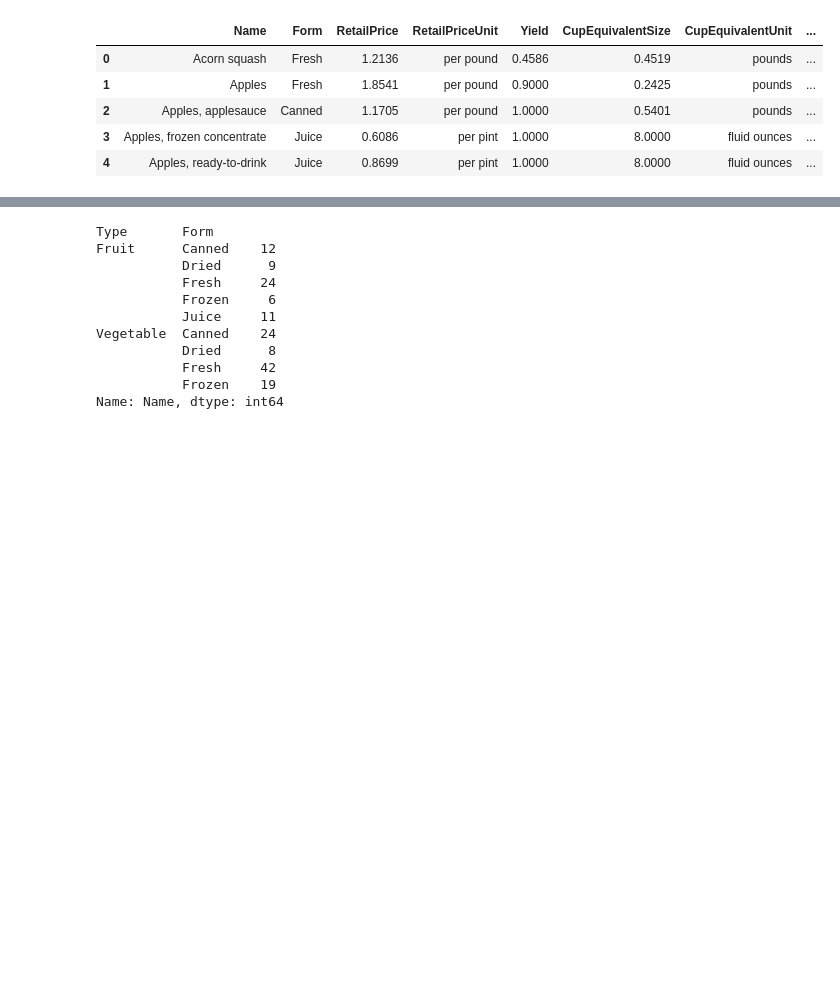
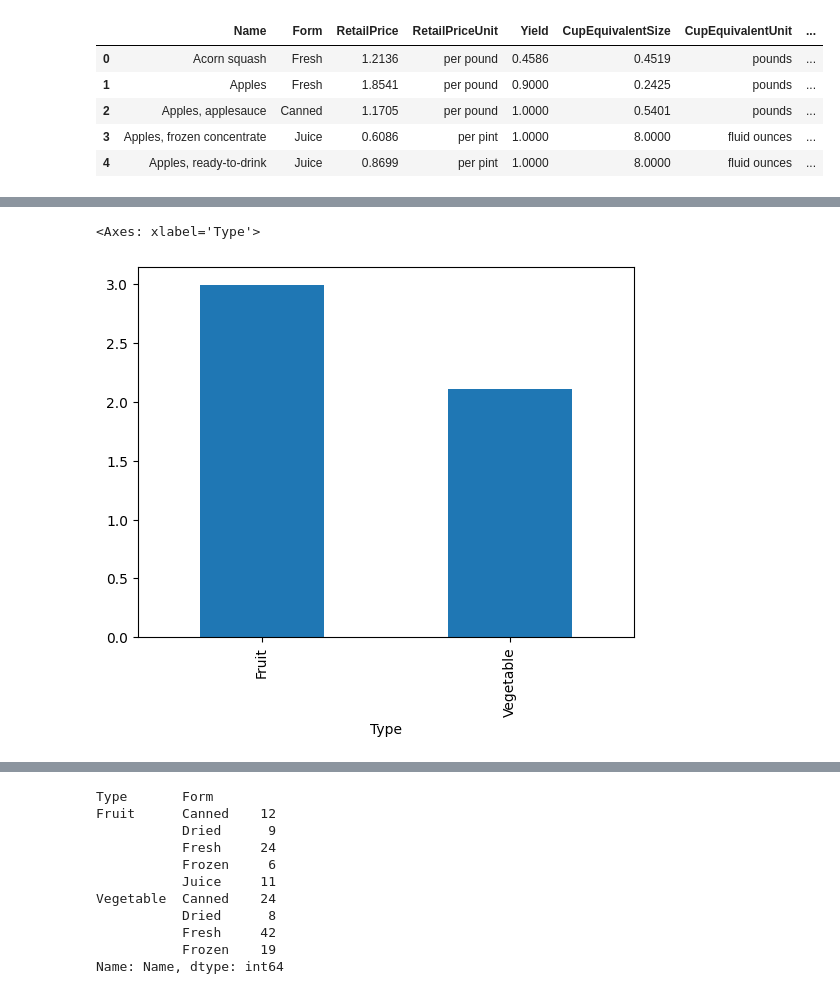
Before and after one commit to nickthe7th/DataProjects, a Jupyter notebook: Fruit_and_Veg/Fruit_and_Veg.ipynb, the cells around one changed output, grey strips where cells are left out. Drawn from its saved outputs; the diff is of its cells as text; code cells hidden in the pictures; blank space fills up the shorter version.

```diff
--- a/Fruit_and_Veg/Fruit_and_Veg.ipynb
+++ b/Fruit_and_Veg/Fruit_and_Veg.ipynb
@@ -74,0 +83,6 @@ allPriceData.head()
+# %%
+bar1 = allPriceData.groupby(['Type'])['RetailPrice'].mean()
+bar1.plot.bar()
+# %% [output]
+<Axes: xlabel='Type'>
+[figure, added]
```
Also changed, not shown: parts of 10 cells of this notebook, 1 other file.
